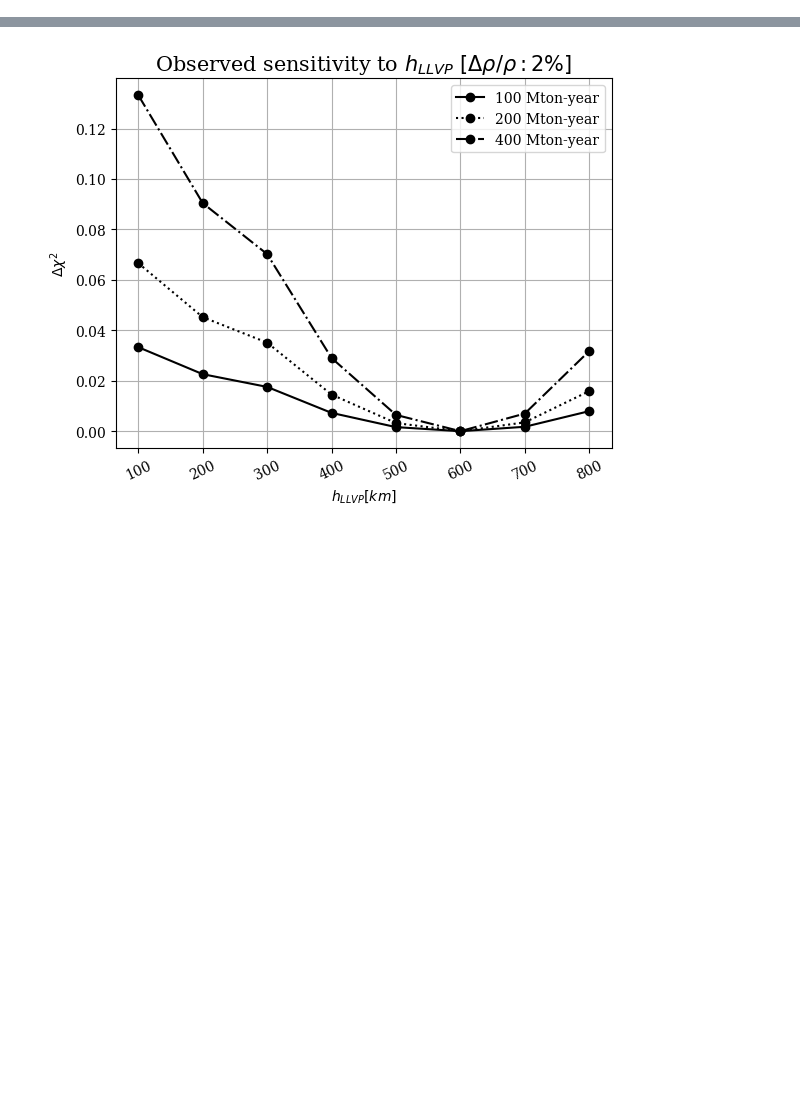
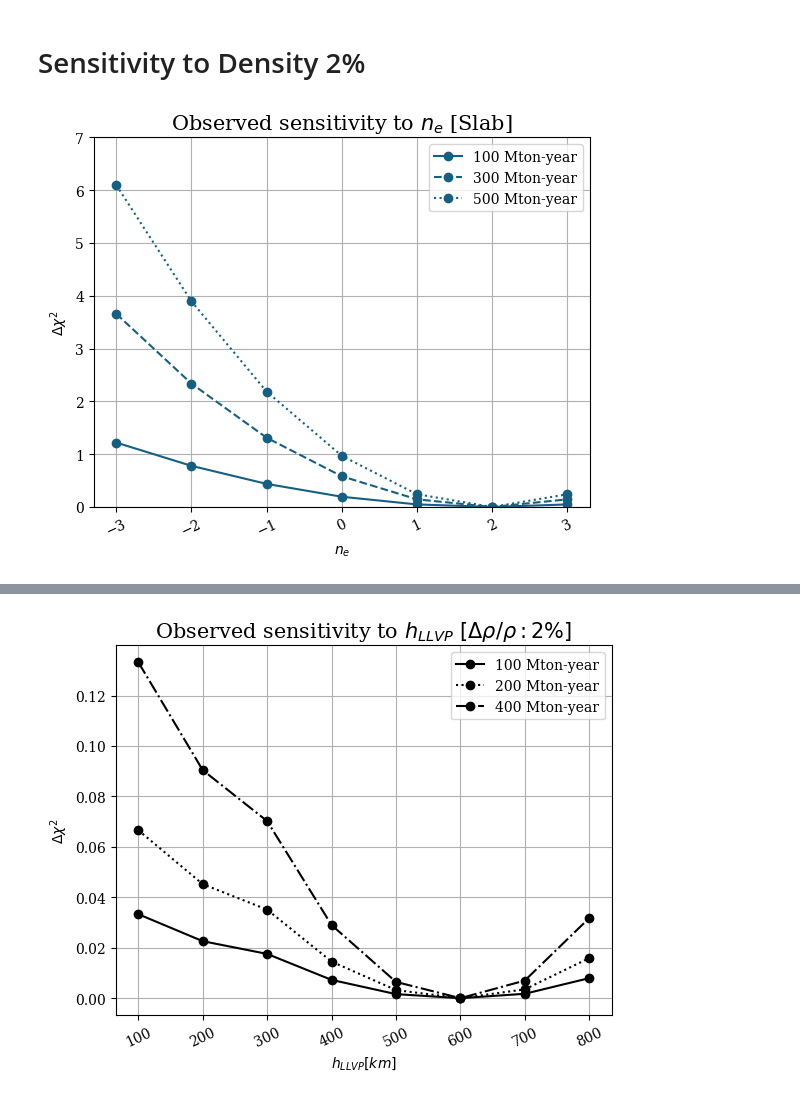
Before and after one commit to YaelDeniz/Neutrino-Tomography-Simulation, a Jupyter notebook: Jupyter-VisTools/Chi2Plots.ipynb, the cells around one changed output, grey strips where cells are left out. Cells and saved outputs as stored; diff of their text form; code cells hidden in the pictures; blank space fills up the shorter version.

```diff
--- a/Jupyter-VisTools/Chi2Plots.ipynb
+++ b/Jupyter-VisTools/Chi2Plots.ipynb
@@ -18,3 +18,36 @@ def csv_to_matrix(file_path):
     return data
 
 plt.rc('font', family='serif')
+# %% [markdown]
+# Sensitivity to Density 2%
+# %%
+# Load the CSV file
+result_folder = "/home/dehy0499/NuOscillation-Tomography/Neutrino-Tomography-Simulation/SimulationResults/PreliminaryResults/ObsChi2/"
+sim_folder = "ObsChi2_-Density1000-2-th-pancake1000_100_2-10_128-171_-55-55_2024-12-03/"
+chi2rho_nue = result_folder +sim_folder+ "ObsChi2_cth_-Density1000-2-th-pancake1000_100nu0_Obs30-100-30Int60-100-60.csv"  # Replace with your file path
+chi2rho_numu = result_folder +sim_folder+ "ObsChi2_cth_-Density1000-2-th-pancake1000_100nu1_Obs30-100-30Int60-100-60.csv"
+
+chi2e = csv_to_matrix(chi2rho_nue)
+chi2mu = csv_to_matrix(chi2rho_numu)
+
+ne= chi2mu[:,1]
+chi2 = chi2mu[:,3] + chi2e[:,3]
+
+plt.plot(ne, chi2, color = '#156082', linestyle = '-',
+         marker = 'o')
+plt.plot(ne, 3*chi2, color = '#156082', linestyle = '--',
+         marker = 'o')
+plt.plot(ne, 5*chi2, color = '#156082', linestyle = ':',
+         marker = 'o')
+
+plt.xticks(rotation = 25)
+plt.ylim([0,7])
+plt.xlabel(r'$n_e$')
+plt.ylabel(r'$\Delta \chi^2$')
+plt.title(r'Observed sensitivity to $n_e$ [Slab]', fontsize = 15)
+plt.legend(["100 Mton-year","300 Mton-year","500 Mton-year"])
+plt.grid()
+plt.savefig('ObsRho2Slabtest.png')
+plt.show()
+# %% [output]
+[figure, added]
```
Also changed, not shown: parts of 3 cells of this notebook, 31 other files.
